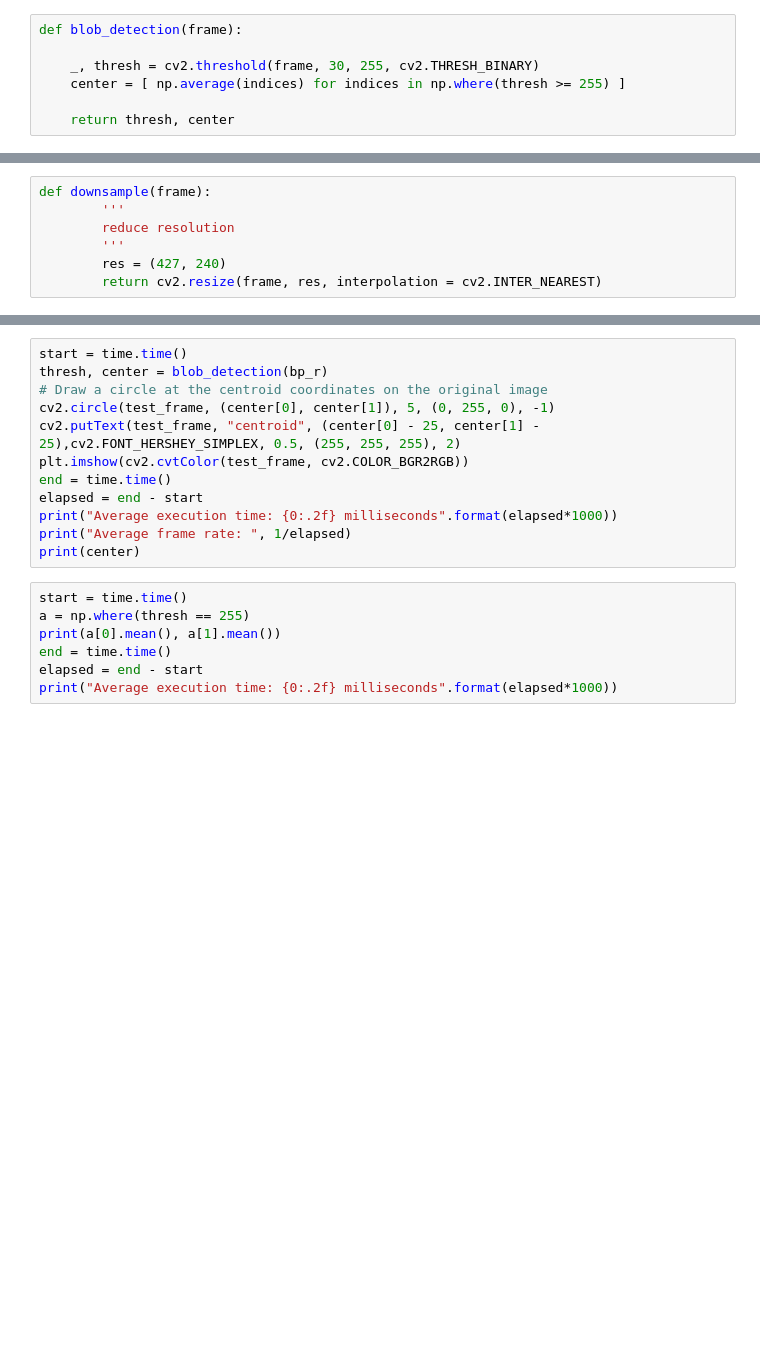
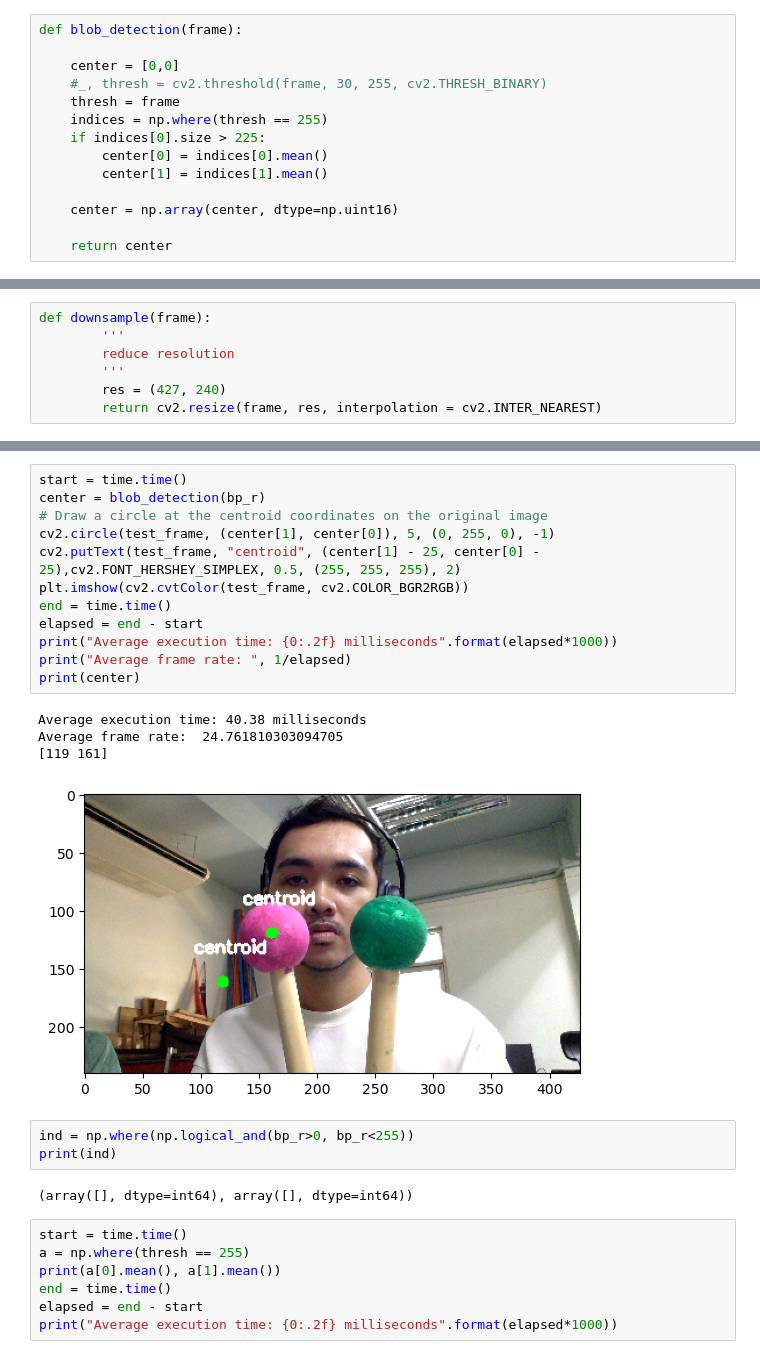
Before and after one commit to cjbarimbao/virtualkulintang, a Jupyter notebook: computer-vision/python/scratch.ipynb, the cells around one changed output, grey strips where cells are left out. Cells and saved outputs as stored; diff of their text form; blank space fills up the shorter version.

```diff
--- a/computer-vision/python/scratch.ipynb
+++ b/computer-vision/python/scratch.ipynb
@@ -49,10 +56,17 @@ def image_segmentation(frame):
 # %%
 def blob_detection(frame):
 
-    _, thresh = cv2.threshold(frame, 30, 255, cv2.THRESH_BINARY)
-    center = [ np.average(indices) for indices in np.where(thresh >= 255) ]
+    center = [0,0]
+    #_, thresh = cv2.threshold(frame, 30, 255, cv2.THRESH_BINARY)
+    thresh = frame
+    indices = np.where(thresh == 255)
+    if indices[0].size > 225:
+        center[0] = indices[0].mean()
+        center[1] = indices[1].mean()
 
-    return thresh, center
+    center = np.array(center, dtype=np.uint16)
+
+    return center
 # %%
 def blob_detection2(frame):
     #plt.imshow(frame)
@@ -98,15 +117,25 @@ plt.show()
 # %%
 start = time.time()
-thresh, center = blob_detection(bp_r)
+center = blob_detection(bp_r)
 # Draw a circle at the centroid coordinates on the original image
-cv2.circle(test_frame, (center[0], center[1]), 5, (0, 255, 0), -1)
-cv2.putText(test_frame, "centroid", (center[0] - 25, center[1] - 25),cv2.FONT_HERSHEY_SIMPLEX, 0.5, (255, 255, 255), 2)
+cv2.circle(test_frame, (center[1], center[0]), 5, (0, 255, 0), -1)
+cv2.putText(test_frame, "centroid", (center[1] - 25, center[0] - 25),cv2.FONT_HERSHEY_SIMPLEX, 0.5, (255, 255, 255), 2)
 plt.imshow(cv2.cvtColor(test_frame, cv2.COLOR_BGR2RGB))
 end = time.time()
 elapsed = end - start
 print("Average execution time: {0:.2f} milliseconds".format(elapsed*1000))
 print("Average frame rate: ", 1/elapsed)
 print(center)
+# %% [output]
+Average execution time: 40.38 milliseconds
+Average frame rate:  24.761810303094705
+[119 161]
+[figure, added]
+# %%
+ind = np.where(np.logical_and(bp_r>0, bp_r<255))
+print(ind)
+# %% [output]
+(array([], dtype=int64), array([], dtype=int64))
 # %%
 start = time.time()
 a = np.where(thresh == 255)
```
Also changed, not shown: parts of 4 cells of this notebook, 1 other file.
